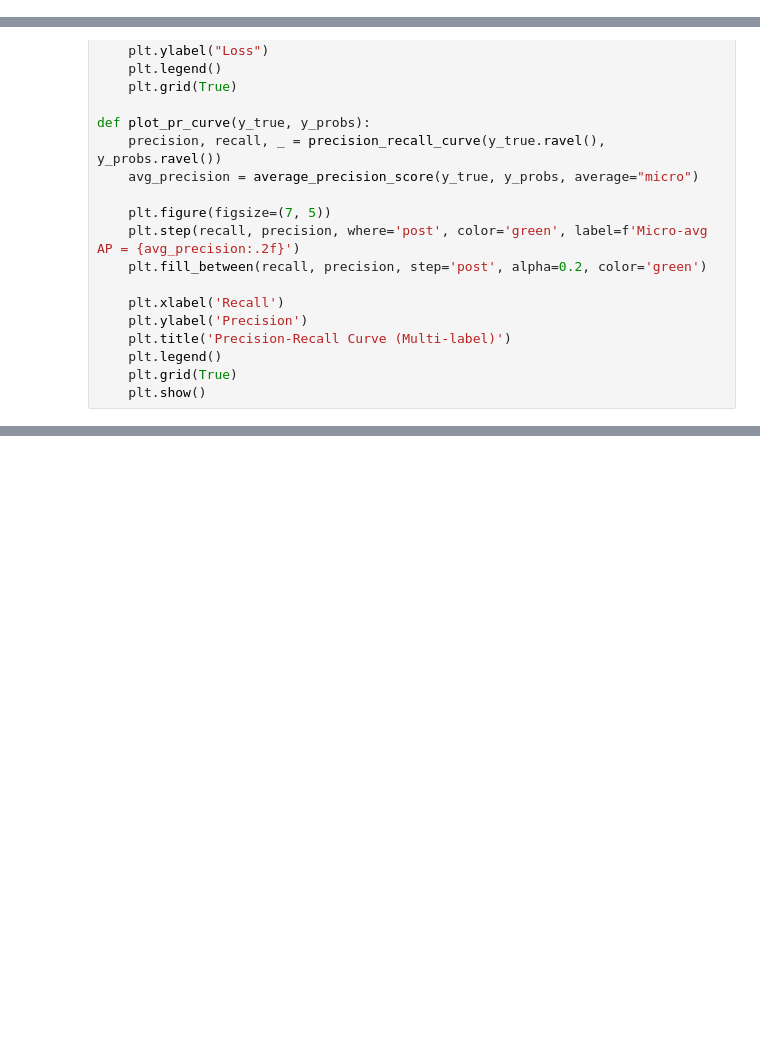
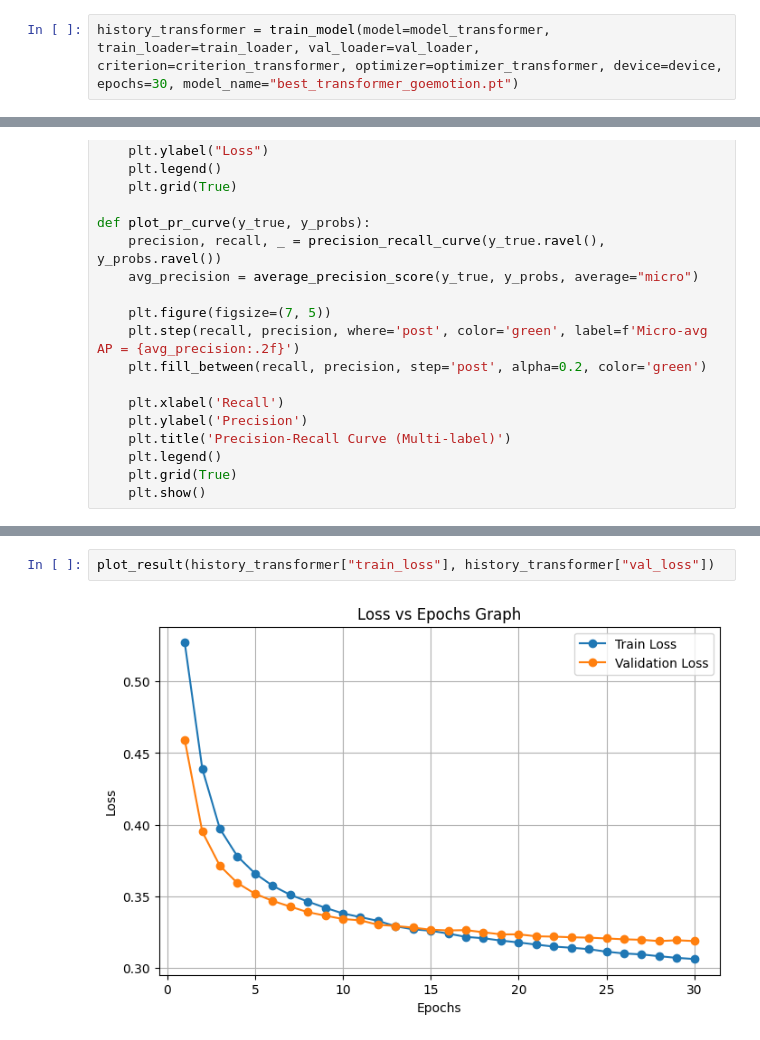
Before and after one commit to Rooneyish/GoEmotion_Classification, a Jupyter notebook: Go_Emotion_Classification.ipynb, the cells around one changed output, grey strips where cells are left out. Saved outputs shown, nothing was run; the diff lists cells and outputs as text; blank space fills up the shorter version.

```diff
--- a/Go_Emotion_Classification.ipynb
+++ b/Go_Emotion_Classification.ipynb
@@ -412,0 +640,2 @@ optimizer = optim.Adam(model.parameters(), lr=1e-5, weight_decay=1e-5)
+# %%
+history_transformer = train_model(model=model_transformer, train_loader=train_loader, val_loader=val_loader, criterion=criterion_transformer, optimizer=optimizer_transformer, device=device, epochs=30, model_name="best_transformer_goemotion.pt")
@@ -983,0 +696,4 @@ Classification Report for Seq2Seq:
+# %%
+plot_result(history_transformer["train_loss"], history_transformer["val_loss"])
+# %% [output]
+[figure, added]
```
Also changed, not shown: parts of 33 cells of this notebook.
